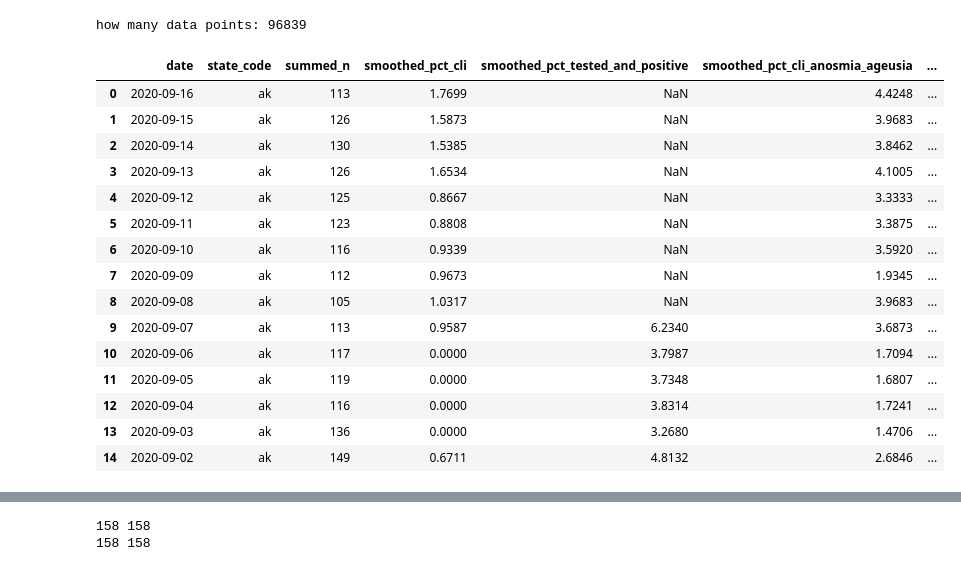
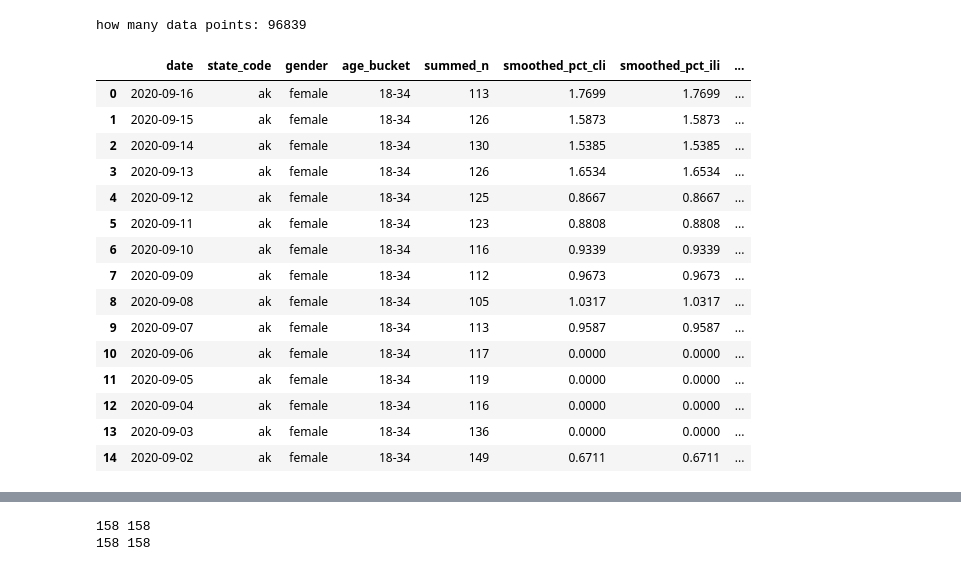
Before and after one commit to 10Exahertz/COVID_challenge, a Jupyter notebook: covid_challenge1.py.ipynb, the cells around one changed output, grey strips where cells are left out. Saved outputs shown, nothing was run; the diff lists cells and outputs as text; code cells hidden in the pictures.

```diff
--- a/covid_challenge1.py.ipynb
+++ b/covid_challenge1.py.ipynb
@@ -1,30 +1,30 @@
 # %%
 import pandas as pd
 
 df = pd.read_csv('Data/overall-state-smoothed.csv')
 print('how many data points:',len(df))
 pd.set_option('display.max_columns', None)
-df = df[['date','state_code','summed_n','smoothed_pct_cli','smoothed_pct_tested_and_positive','smoothed_pct_cli_anosmia_ageusia','smoothed_pct_contact_covid_positive']]
+#df = df[['date','state_code','summed_n','smoothed_pct_cli','smoothed_pct_tested_and_positive','smoothed_pct_cli_anosmia_ageusia','smoothed_pct_contact_covid_positive']]
 df['date']= pd.to_datetime(df['date'])
 df.head(15)
 # %% [output]
 how many data points: 96839
-|  | date | state_code | summed_n | smoothed_pct_cli | smoothed_pct_tested_and_positive | smoothed_pct_cli_anosmia_ageusia | ... |
-| 0 | 2020-09-16 | ak | 113 | 1.7699 | NaN | 4.4248 | ... |
-| 1 | 2020-09-15 | ak | 126 | 1.5873 | NaN | 3.9683 | ... |
-| 2 | 2020-09-14 | ak | 130 | 1.5385 | NaN | 3.8462 | ... |
-| 3 | 2020-09-13 | ak | 126 | 1.6534 | NaN | 4.1005 | ... |
-| 4 | 2020-09-12 | ak | 125 | 0.8667 | NaN | 3.3333 | ... |
-| 5 | 2020-09-11 | ak | 123 | 0.8808 | NaN | 3.3875 | ... |
-| 6 | 2020-09-10 | ak | 116 | 0.9339 | NaN | 3.5920 | ... |
-| 7 | 2020-09-09 | ak | 112 | 0.9673 | NaN | 1.9345 | ... |
-| 8 | 2020-09-08 | ak | 105 | 1.0317 | NaN | 3.9683 | ... |
-| 9 | 2020-09-07 | ak | 113 | 0.9587 | 6.2340 | 3.6873 | ... |
-| 10 | 2020-09-06 | ak | 117 | 0.0000 | 3.7987 | 1.7094 | ... |
-| 11 | 2020-09-05 | ak | 119 | 0.0000 | 3.7348 | 1.6807 | ... |
-| 12 | 2020-09-04 | ak | 116 | 0.0000 | 3.8314 | 1.7241 | ... |
-| 13 | 2020-09-03 | ak | 136 | 0.0000 | 3.2680 | 1.4706 | ... |
-| 14 | 2020-09-02 | ak | 149 | 0.6711 | 4.8132 | 2.6846 | ... |
+|  | date | state_code | gender | age_bucket | summed_n | smoothed_pct_cli | smoothed_pct_ili | ... |
+| 0 | 2020-09-16 | ak | female | 18-34 | 113 | 1.7699 | 1.7699 | ... |
+| 1 | 2020-09-15 | ak | female | 18-34 | 126 | 1.5873 | 1.5873 | ... |
+| 2 | 2020-09-14 | ak | female | 18-34 | 130 | 1.5385 | 1.5385 | ... |
+| 3 | 2020-09-13 | ak | female | 18-34 | 126 | 1.6534 | 1.6534 | ... |
+| 4 | 2020-09-12 | ak | female | 18-34 | 125 | 0.8667 | 0.8667 | ... |
+| 5 | 2020-09-11 | ak | female | 18-34 | 123 | 0.8808 | 0.8808 | ... |
+| 6 | 2020-09-10 | ak | female | 18-34 | 116 | 0.9339 | 0.9339 | ... |
+| 7 | 2020-09-09 | ak | female | 18-34 | 112 | 0.9673 | 0.9673 | ... |
+| 8 | 2020-09-08 | ak | female | 18-34 | 105 | 1.0317 | 1.0317 | ... |
+| 9 | 2020-09-07 | ak | female | 18-34 | 113 | 0.9587 | 0.9587 | ... |
+| 10 | 2020-09-06 | ak | female | 18-34 | 117 | 0.0000 | 0.0000 | ... |
+| 11 | 2020-09-05 | ak | female | 18-34 | 119 | 0.0000 | 0.0000 | ... |
+| 12 | 2020-09-04 | ak | female | 18-34 | 116 | 0.0000 | 0.0000 | ... |
+| 13 | 2020-09-03 | ak | female | 18-34 | 136 | 0.0000 | 0.0000 | ... |
+| 14 | 2020-09-02 | ak | female | 18-34 | 149 | 0.6711 | 0.6711 | ... |
 # %%
 df_NY = df.loc[df['state_code'] == 'ny']
 df_NY = df_NY.sort_values(by=['date'])
```
Also changed, not shown: parts of 4 cells of this notebook.
